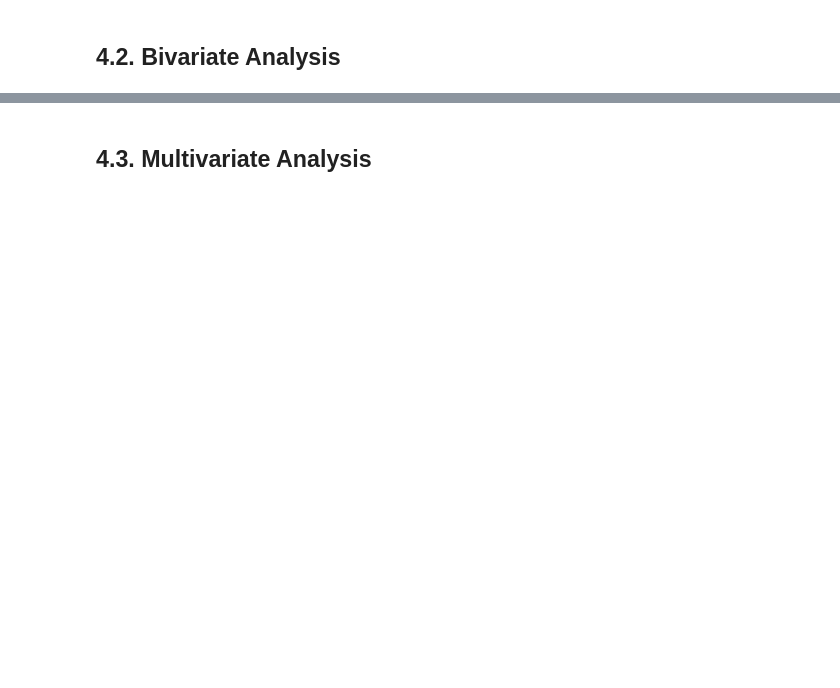
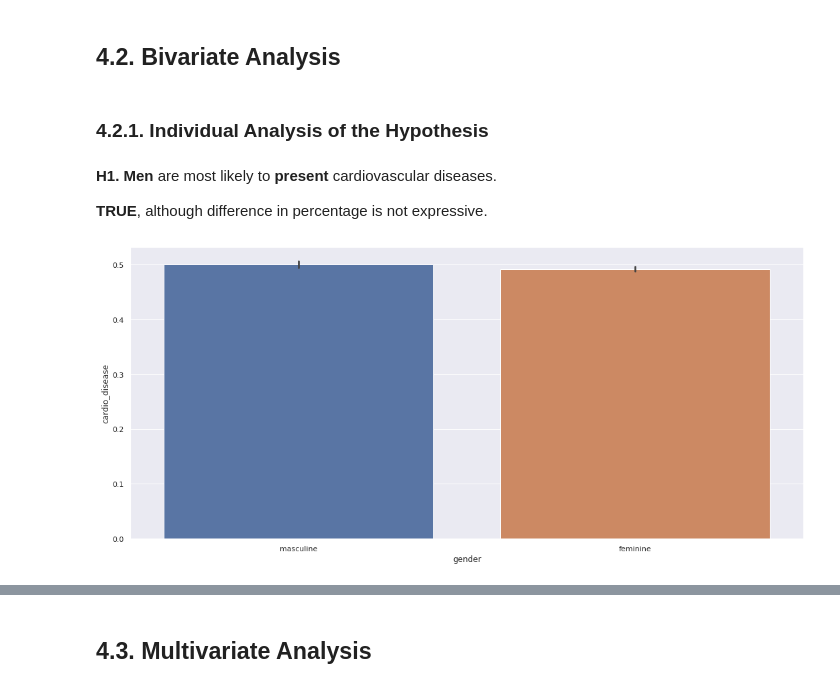
Before and after one commit to diandramelo/Cardio_Catch_Diseases, a Jupyter notebook: v04-Cardio_Catch_Diseases.ipynb, the cells around one changed output, grey strips where cells are left out. Cells and saved outputs as stored; diff of their text form; code cells hidden in the pictures; blank space fills up the shorter version.

Commit message:
Exploratory Data Analysis

```diff
--- a/v04-Cardio_Catch_Diseases.ipynb
+++ b/v04-Cardio_Catch_Diseases.ipynb
@@ -291,2 +325,12 @@ df4.head()
 # %% [markdown]
 ## 4.2. Bivariate Analysis
+# %% [markdown]
+### 4.2.1. Individual Analysis of the Hypothesis
+# %% [markdown]
+**H1.** **Men** are most likely to **present** cardiovascular diseases.
+
+**TRUE**, although difference in percentage is not expressive.
+# %%
+sns.barplot(x = "gender", y = "cardio_disease", data = df4);
+# %% [output]
+[figure, added]
```
Also changed, not shown: parts of 36 cells of this notebook.
